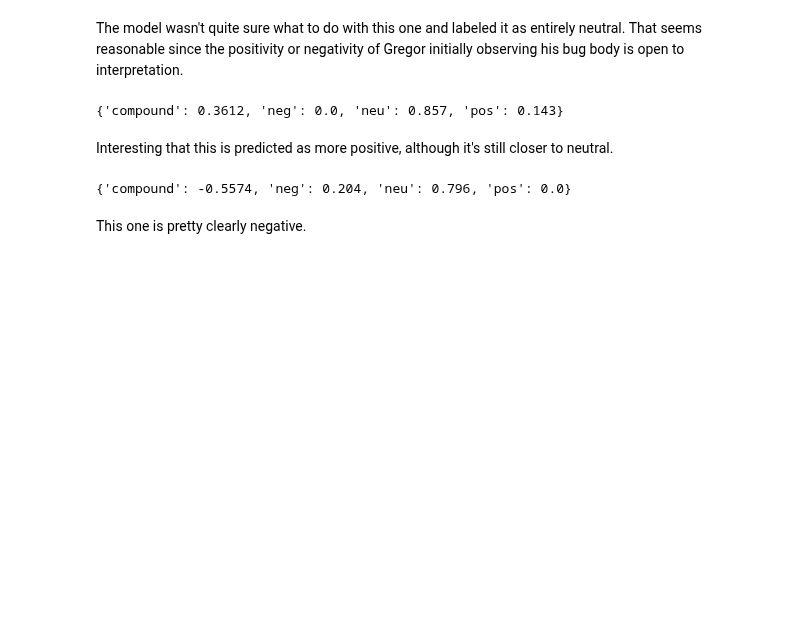
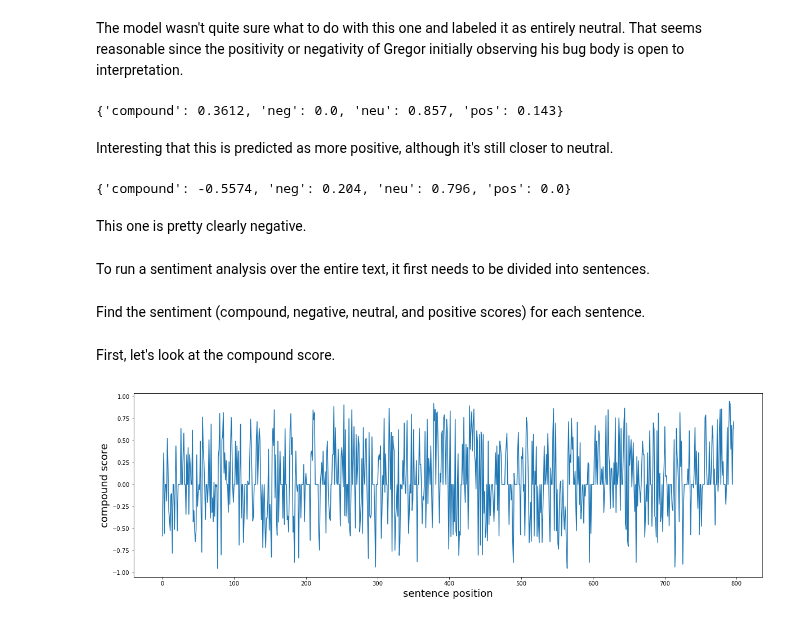
Before and after one commit to jennifernj/NLP-for-philosophy, a Jupyter notebook: Metamorphosis analysis.ipynb, the cells around one changed output. Cells and saved outputs as stored; diff of their text form; code cells hidden in the pictures; blank space fills up the shorter version.

```diff
--- a/Metamorphosis analysis.ipynb
+++ b/Metamorphosis analysis.ipynb
@@ -285,3 +285,26 @@ analyzer.polarity_scores("""
 {'compound': -0.5574, 'neg': 0.204, 'neu': 0.796, 'pos': 0.0}
 # %% [markdown]
 This one is pretty clearly negative.
+# %% [markdown]
+To run a sentiment analysis over the entire text, it first needs to be divided into sentences.
+# %%
+tokenizer = nltk.data.load('tokenizers/punkt/english.pickle')
+sentences = tokenizer.tokenize(content)
+# %% [markdown]
+Find the sentiment (compound, negative, neutral, and positive scores) for each sentence.
+# %%
+sentiments = [analyzer.polarity_scores(sentence) for sentence in sentences]
+compound_scores = [sentiment['compound'] for sentiment in sentiments]
+neg_scores = [sentiment['neg'] for sentiment in sentiments]
+neu_scores = [sentiment['neu'] for sentiment in sentiments]
+pos_scores = [sentiment['pos'] for sentiment in sentiments]
+# %% [markdown]
+First, let's look at the compound score.
+# %%
+plt.figure(figsize=(20,6))
+plt.ylabel('compound score', fontsize=18)
+plt.xlabel('sentence position', fontsize=18)
+plt.plot(compound_scores)
+plt.show()
+# %% [output]
+[figure, added]
```
Also changed, not shown: parts of 8 cells of this notebook.
